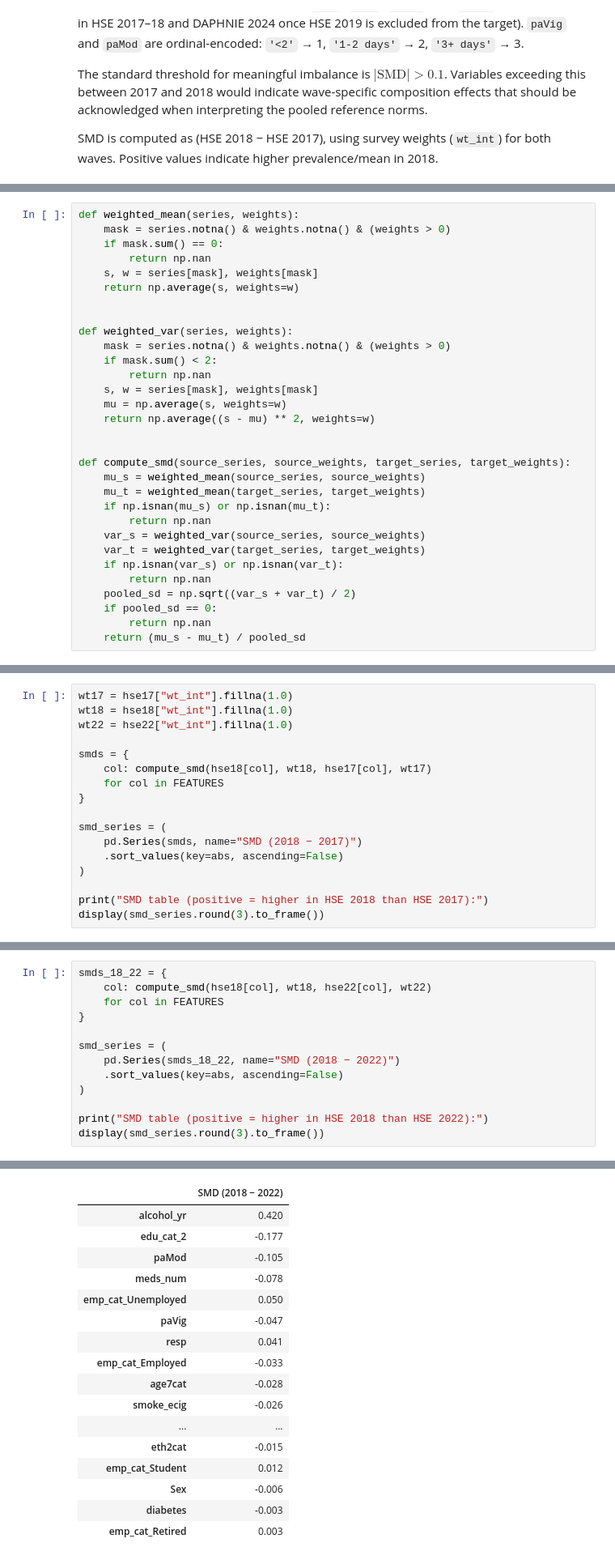
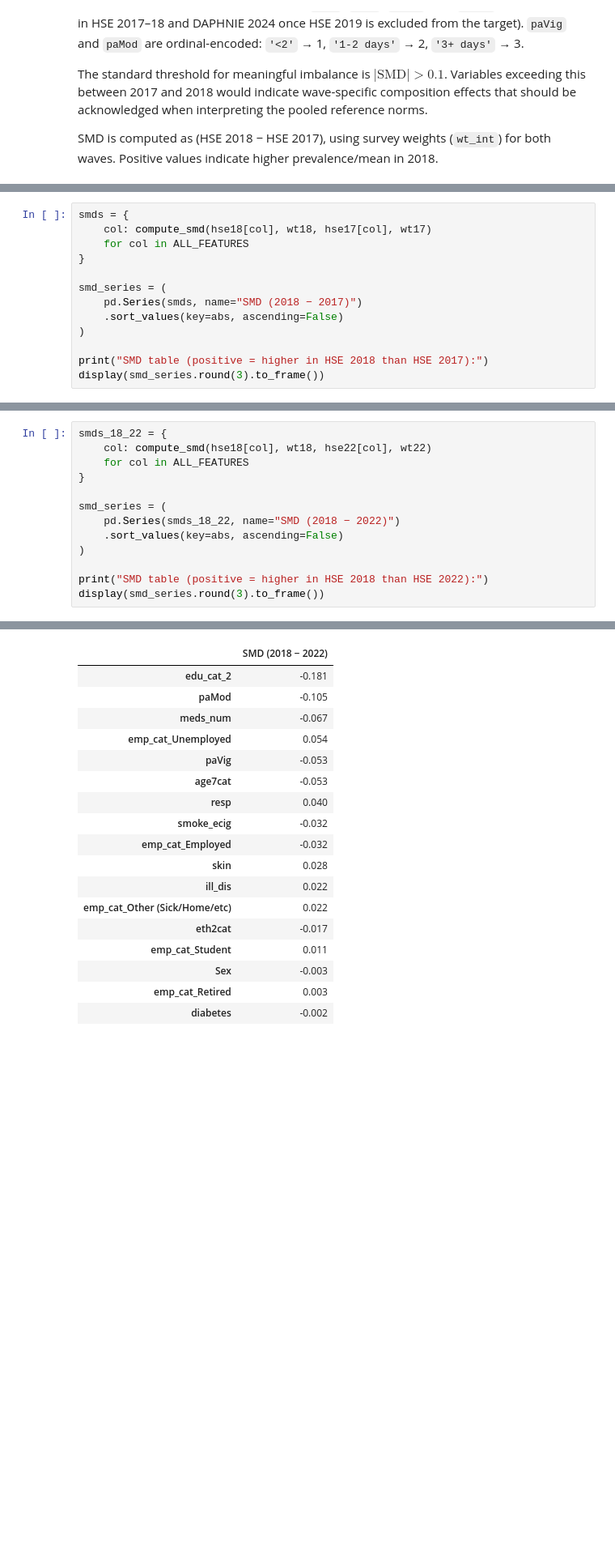
Before and after one commit to LuisGiraldo86/EuroQoL, a Jupyter notebook: notebooks/covariate_shift/011-covariate_comparison_hse.ipynb, the cells around one changed output, grey strips where cells are left out. Shown at 81% size. Saved outputs shown, nothing was run; the diff lists cells and outputs as text; blank space fills up the shorter version.

```diff
--- a/notebooks/covariate_shift/011-covariate_comparison_hse.ipynb
+++ b/notebooks/covariate_shift/011-covariate_comparison_hse.ipynb
@@ -94,31 +116,0 @@ Missingness check:
-# %%
-def weighted_mean(series, weights):
-    mask = series.notna() & weights.notna() & (weights > 0)
-    if mask.sum() == 0:
-        return np.nan
-    s, w = series[mask], weights[mask]
-    return np.average(s, weights=w)
-
-
-def weighted_var(series, weights):
-    mask = series.notna() & weights.notna() & (weights > 0)
-    if mask.sum() < 2:
-        return np.nan
-    s, w = series[mask], weights[mask]
-    mu = np.average(s, weights=w)
-    return np.average((s - mu) ** 2, weights=w)
-
-
-def compute_smd(source_series, source_weights, target_series, target_weights):
-    mu_s = weighted_mean(source_series, source_weights)
-    mu_t = weighted_mean(target_series, target_weights)
-    if np.isnan(mu_s) or np.isnan(mu_t):
-        return np.nan
-    var_s = weighted_var(source_series, source_weights)
-    var_t = weighted_var(target_series, target_weights)
-    if np.isnan(var_s) or np.isnan(var_t):
-        return np.nan
-    pooled_sd = np.sqrt((var_s + var_t) / 2)
-    if pooled_sd == 0:
-        return np.nan
-    return (mu_s - mu_t) / pooled_sd
@@ -125,11 +131,7 @@ def compute_smd(source_series, source_weights, target_series, target_weights):
 # %%
-wt17 = hse17["wt_int"].fillna(1.0)
-wt18 = hse18["wt_int"].fillna(1.0)
-wt22 = hse22["wt_int"].fillna(1.0)
-
 smds = {
     col: compute_smd(hse18[col], wt18, hse17[col], wt17)
-    for col in FEATURES
+    for col in ALL_FEATURES
 }
 
 smd_series = (
@@ -196,35 +207,36 @@ Pooling the two waves as a single reference distribution for notebook 04 is supp
 # %%
 smds_18_22 = {
     col: compute_smd(hse18[col], wt18, hse22[col], wt22)
-    for col in FEATURES
+    for col in ALL_FEATURES
 }
 
 smd_series = (
     pd.Series(smds_18_22, name="SMD (2018 − 2022)")
     .sort_values(key=abs, ascending=False)
 )
 
 print("SMD table (positive = higher in HSE 2018 than HSE 2022):")
 display(smd_series.round(3).to_frame())
 # %% [output]
 SMD table (positive = higher in HSE 2018 than HSE 2022):
 |  | SMD (2018 − 2022) |
-| alcohol_yr | 0.420 |
-| edu_cat_2 | -0.177 |
+| edu_cat_2 | -0.181 |
 | paMod | -0.105 |
-| meds_num | -0.078 |
-| emp_cat_Unemployed | 0.050 |
-| paVig | -0.047 |
-| resp | 0.041 |
-| emp_cat_Employed | -0.033 |
-| age7cat | -0.028 |
-| smoke_ecig | -0.026 |
-| ... | ... |
-| eth2cat | -0.015 |
-| emp_cat_Student | 0.012 |
-| Sex | -0.006 |
-| diabetes | -0.003 |
+| meds_num | -0.067 |
+| emp_cat_Unemployed | 0.054 |
+| paVig | -0.053 |
+| age7cat | -0.053 |
+| resp | 0.040 |
+| smoke_ecig | -0.032 |
+| emp_cat_Employed | -0.032 |
+| skin | 0.028 |
+| ill_dis | 0.022 |
+| emp_cat_Other (Sick/Home/etc) | 0.022 |
+| eth2cat | -0.017 |
+| emp_cat_Student | 0.011 |
+| Sex | -0.003 |
 | emp_cat_Retired | 0.003 |
+| diabetes | -0.002 |
 # %%
 smds_plot = smd_series.dropna().sort_values(key=abs)
 colors = ["#d62728" if abs(v) > 0.1 else "#1f77b4" for v in smds_plot]
```
Also changed, not shown: parts of 12 cells of this notebook, 2 other files.
